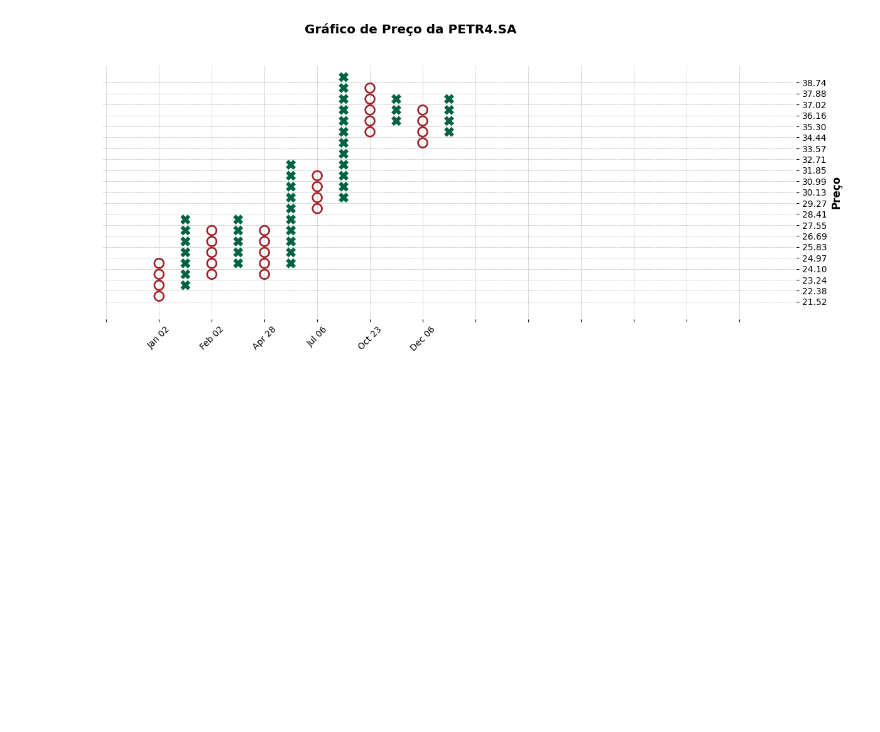
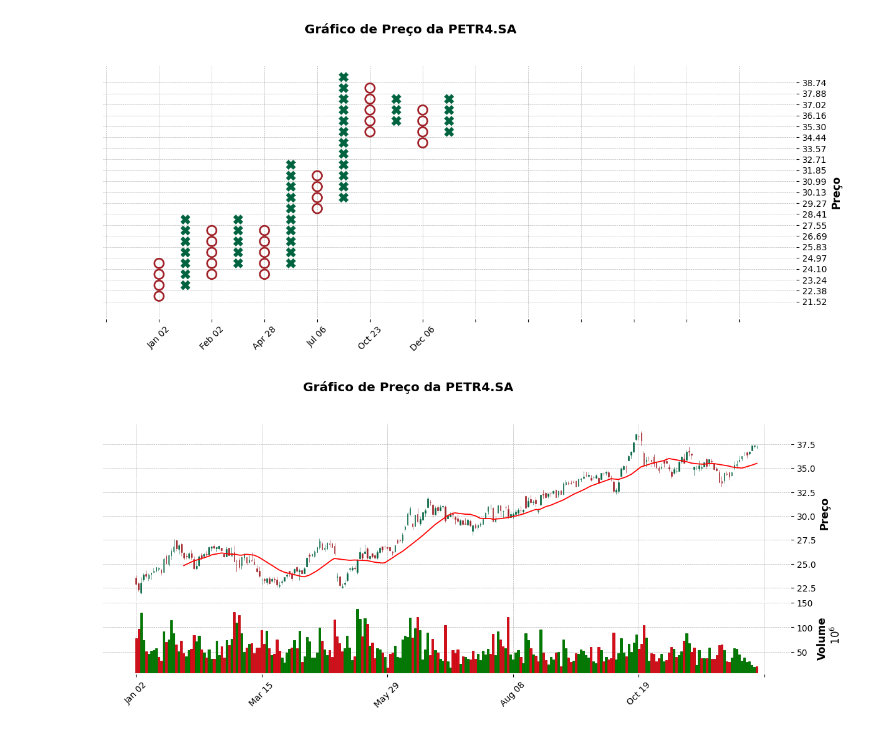
Before and after one commit to CristianoAlvesRJBrazil/AnaliseTecnicaProjetos, a Jupyter notebook: Análise_Técnica_com_Python_Gráficos_Básicos.ipynb, the cells around one changed output. Saved outputs shown, nothing was run; the diff lists cells and outputs as text; code cells hidden in the pictures; blank space fills up the shorter version.

```diff
--- a/Análise_Técnica_com_Python_Gráficos_Básicos.ipynb
+++ b/Análise_Técnica_com_Python_Gráficos_Básicos.ipynb
@@ -62,3 +62,15 @@ mpf.plot(df, type='renko',style='charles', title='Gráfico de Preço da PETR4.SA
 mpf.plot(df, type='pnf',style='charles', title='Gráfico de Preço da PETR4.SA', ylabel='Preço', ylabel_lower='Volume', figratio=(40, 15))
 # %% [output]
 [figure]
+# %%
+# Configurando Layouts e Adicionando Subplots
+# Calculando a SMA (Média Móvel Simples)
+sma_20 = df['Close'].rolling(window=20).mean()
+
+# Configurando o layout com subplots adicionais
+add_plots = [mpf.make_addplot(sma_20, color='r')]
+
+# Plotando com subplots adicionais
+mpf.plot(df, type='candle', volume=True, addplot=add_plots, style='charles', title='Gráfico de Preço da PETR4.SA', ylabel='Preço', ylabel_lower='Volume', figratio=(40, 15))
+# %% [output]
+[figure, added]
```
Also changed, not shown: parts of 1 cell of this notebook.
